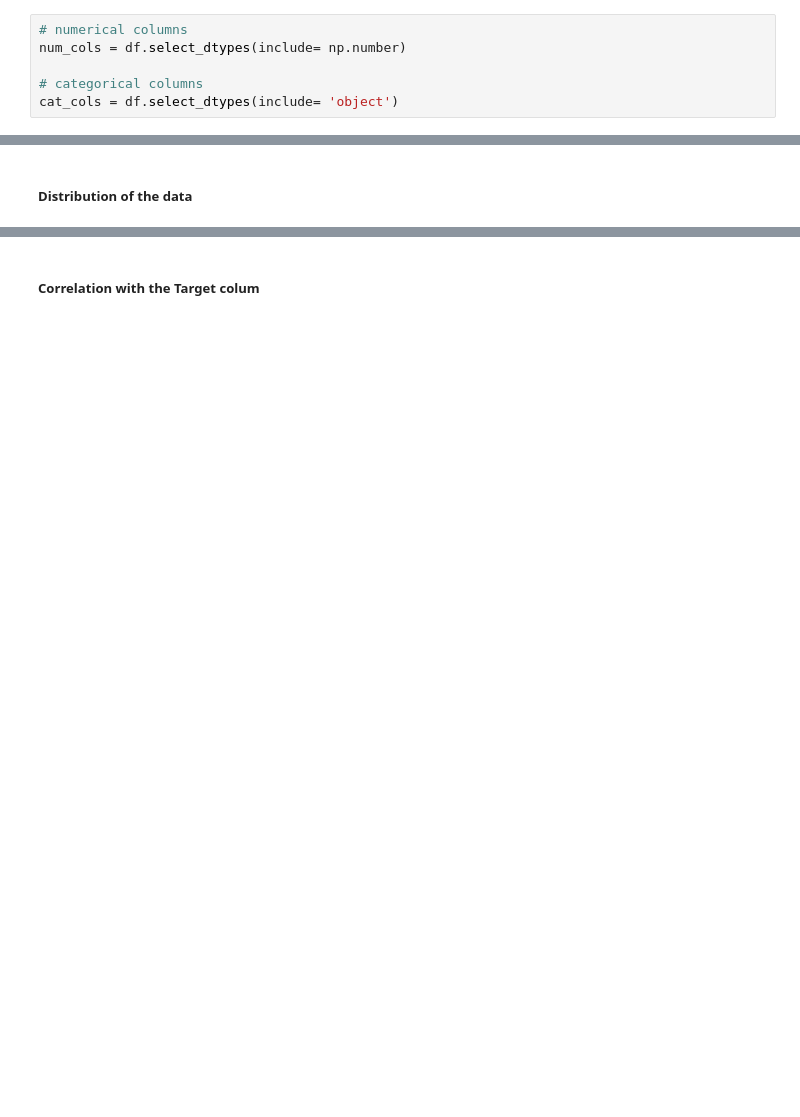
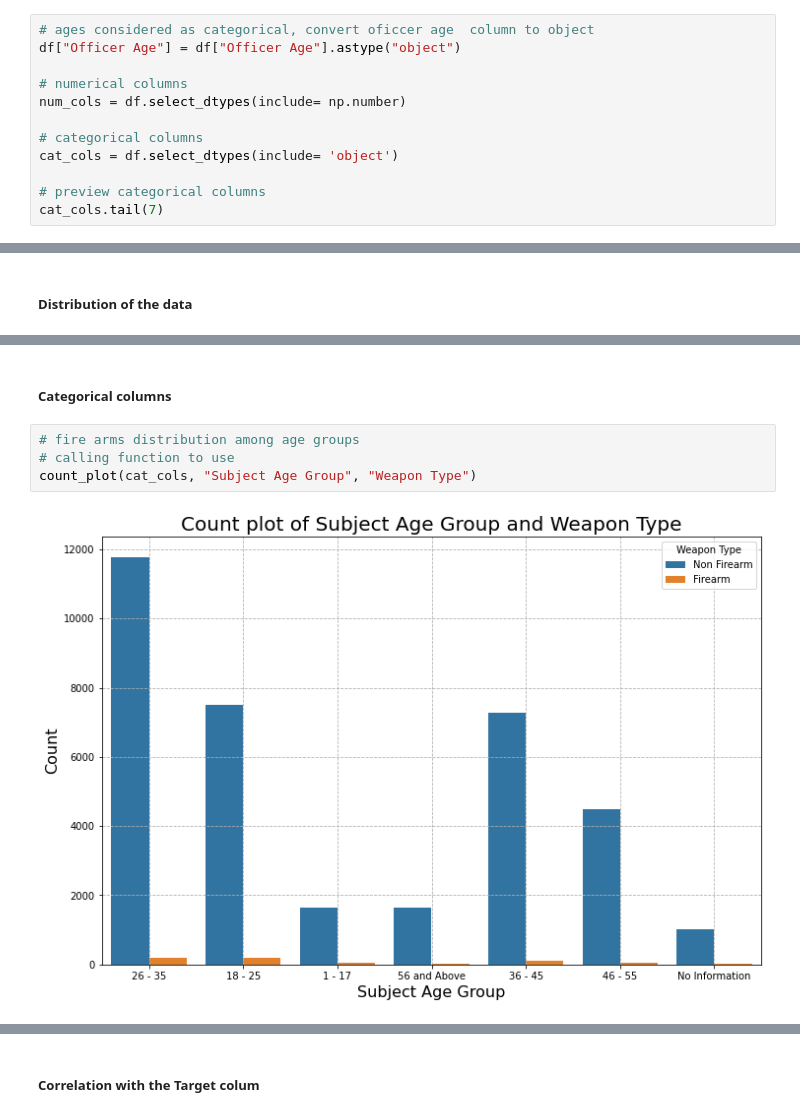
Before and after one commit to adikamunyao/Phase-3-project, a Jupyter notebook: index.ipynb, the cells around one changed output, grey strips where cells are left out. Drawn from its saved outputs; the diff is of its cells as text; blank space fills up the shorter version.

```diff
--- a/index.ipynb
+++ b/index.ipynb
@@ -631,6 +639,12 @@ Index(['Subject Age Group', 'Stop Resolution', 'Weapon Type', 'Arrest Flag',
 # %%
+# ages considered as categorical, convert oficcer age  column to object
+df["Officer Age"] = df["Officer Age"].astype("object")
+
 # numerical columns
 num_cols = df.select_dtypes(include= np.number)
 
 # categorical columns
 cat_cols = df.select_dtypes(include= 'object')
+
+# preview categorical columns
+cat_cols.tail(7)
@@ -665,0 +662,8 @@ plt.show()
+# %% [markdown]
+##### Categorical columns
+# %%
+# fire arms distribution among age groups
+# calling function to use
+count_plot(cat_cols, "Subject Age Group", "Weapon Type")
+# %% [output]
+[figure, added]
```
Also changed, not shown: parts of 34 cells of this notebook.
